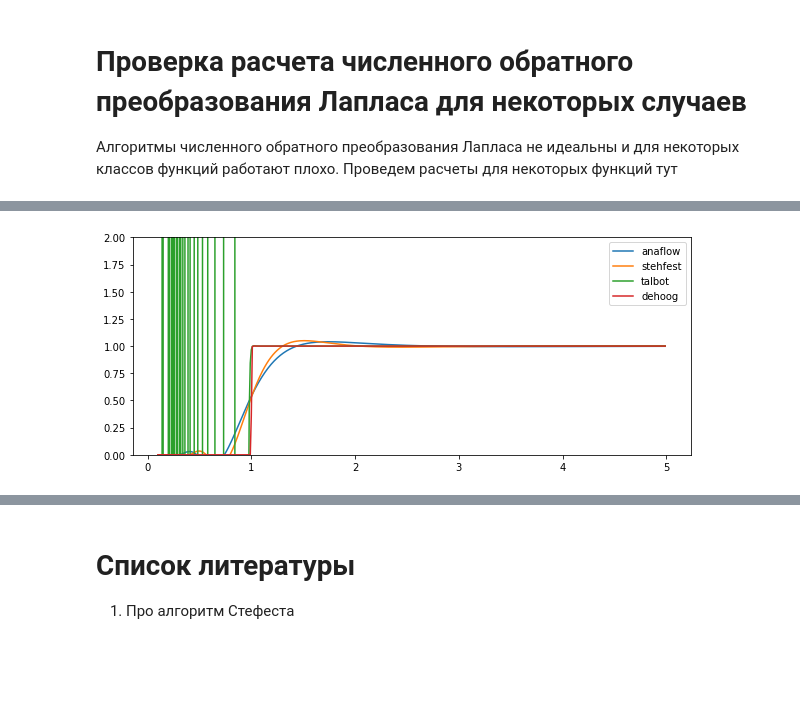
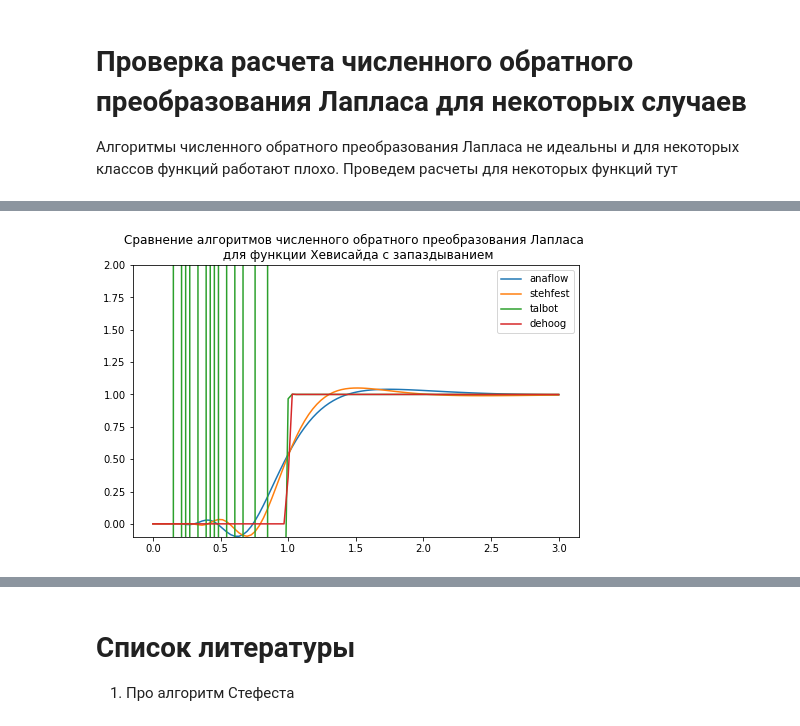
Before and after one commit to khabibullinra/welltest_examples, a Jupyter notebook: jupyter/99_some_technical_staff.ipynb, the cells around one changed output, grey strips where cells are left out. Drawn from its saved outputs; the diff is of its cells as text; code cells hidden in the pictures; blank space fills up the shorter version.

```diff
--- a/jupyter/99_some_technical_staff.ipynb
+++ b/jupyter/99_some_technical_staff.ipynb
@@ -308,23 +311,35 @@ plt.show()
 # %%
+# определение функций в пространстве Лапласа для проведения расчетов
+tau = 1
 def pdl1_sc(s):
-    return np.exp(-s)*1/s
+    return np.exp(- tau * s) / s
 
 def pdl1_mpmath(s):
-    return exp(-s)*1/s
+    return exp(- tau * s) / s
 
-pd0_0 = get_lap_inv(pdl1_sc)
-pd0_1 = lambda s: invertlaplace(pdl1_mpmath, s, method='stehfest', degree=15)
-pd0_2 = lambda s: invertlaplace(pdl1_mpmath, s, method='talbot', degree=15)
-pd0_3 = lambda s: invertlaplace(pdl1_mpmath, s, method='dehoog', degree=15)
+# определение функций расчета обратного преобразования Лапласа с использованием
+# scipy.special и mpmath
+pd1_0 = get_lap_inv(pdl1_sc)
+pd1_1 = lambda s: invertlaplace(pdl1_mpmath, s, method='stehfest', degree=15)
+pd1_2 = lambda s: invertlaplace(pdl1_mpmath, s, method='talbot', degree=15)
+pd1_3 = lambda s: invertlaplace(pdl1_mpmath, s, method='dehoog', degree=15)
 
-x=np.arange(0.1, 5, 0.01)
-plt.plot(x, pd0_0(x), label ='anaflow')
-plt.plot(x, list(map(pd0_1,x)), label ='stehfest')
-plt.plot(x, list(map(pd0_2,x)), label ='talbot')
-plt.plot(x, list(map(pd0_3,x)), label ='dehoog')
+# расчет данных для построения графиков
+x=np.linspace(1e-10, 3, 100)
+y_analfow = pd1_0(x)
+y_mpmath_stehfest = list(map(pd1_1,x))
+y_mpmath_talbot = list(map(pd1_2,x))
+y_mpmath_dehoog = list(map(pd1_3,x))
 
-plt.ylim(0,2)
+# построение графиков с использованием matplotlib
+plt.rcParams["figure.figsize"] = (8,5)  # размеры
+plt.plot(x, y_analfow, label ='anaflow')
+plt.plot(x, y_mpmath_stehfest, label ='stehfest')
+plt.plot(x, y_mpmath_talbot, label ='talbot')
+plt.plot(x, y_mpmath_dehoog, label ='dehoog')
+plt.ylim(-0.1,2)  # масштаб по y
 plt.legend()
+plt.title('Сравнение алгоритмов численного обратного преобразования Лапласа \n для функции Хевисайда с запаздыванием')
 plt.show()
 # %% [output]
-[figure, old version]
+[figure, new version]
```
Also changed, not shown: parts of 23 cells of this notebook, 2 other files.
